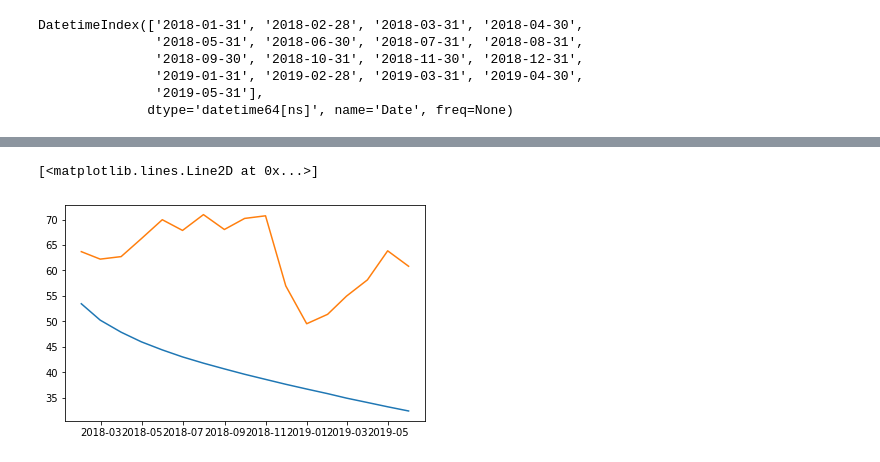
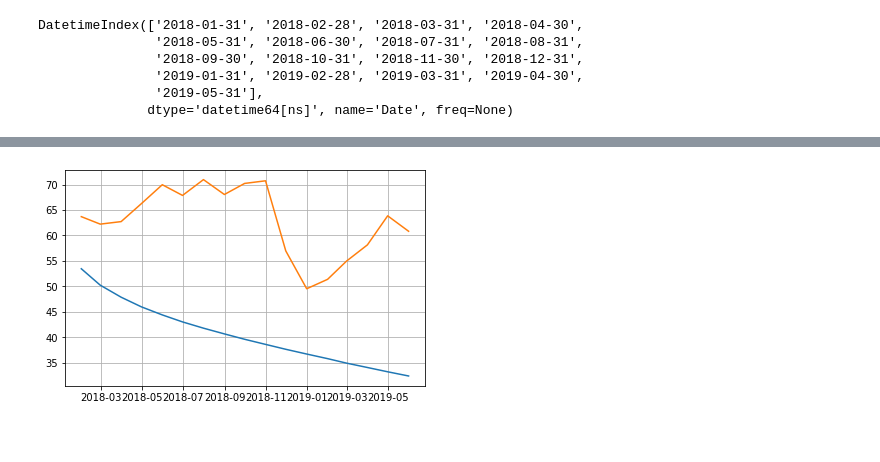
Before and after one commit to VeeLeeKoh/inventors_sprint, a Jupyter notebook: VAR model.ipynb, the cells around one changed output, grey strips where cells are left out. Saved outputs shown, nothing was run; the diff lists cells and outputs as text; code cells hidden in the pictures.

```diff
--- a/VAR model.ipynb
+++ b/VAR model.ipynb
@@ -12,9 +12,10 @@ resampled_data = resampled_data.set_index('Date')
 # %%
 # handling missing value
 test = resampled_data['1991-3': '2019-5'].dropna(axis=1)
-train = test[:int(0.9*(len(test)))]
-valid = test[int(0.9*(len(test))):]
-resampled_data
-model = VAR(endog=train)
-model_fit = model.fit()
-prediction = model_fit.forecast(model_fit.y, steps=len(valid))
+train = test[:int(0.95*(len(test)))]
+valid = test[int(0.95*(len(test))):]
+# resampled_data
+
+# model = VAR(endog=train)
+# model_fit = model.fit()
+# prediction = model_fit.forecast(model_fit.y, steps=len(valid))
@@ -41,0 +22,6 @@ Index(['Cushing, OK WTI Spot Price FOB (Dollars per Barrel)',
+# %%
+model = VAR(endog=test)
+model_fit = model.fit()
+true = model_fit.forecast(model_fit.y, steps=(len(valid)+3))
+
+prediction = true
@@ -52,7 +42,7 @@ test['Cushing, OK WTI Spot Price FOB (Dollars per Barrel)'].plot()
 [figure]
 # %%
 pred = pd.DataFrame(index=range(0,len(prediction)),columns=[test.columns])
-pred = pred.set_index(valid.index)
+pred = pred.set_index(pd.date_range("2019-5","2021-1",freq = "M"))
 
 for j in range(0,18):
     for i in range(0, len(prediction)):
@@ -145,8 +151,6 @@ DatetimeIndex(['2018-01-31', '2018-02-28', '2018-03-31', '2018-04-30',
 pred = pd.DataFrame(index=range(0,len(prediction)),columns=[test.columns])
 pred = pred.set_index(valid.index)
 
-for j in range(0,18):
+for j in range(0,29):
     for i in range(0, len(prediction)):
        pred.iloc[i][j] = prediction[i][j]
-# for i in test.columns:
-#     print('rmse value for', i, 'is : ', np.sqrt(mean_squared_error(pred[i], valid[i])))
@@ -153,13 +180,15 @@ for j in range(0,18):
 # %%
 fig, ax = plt.subplots(figsize=(5, 3))
 plt.plot(pred['Cushing, OK WTI Spot Price FOB (Dollars per Barrel)'])
 plt.plot(test['Cushing, OK WTI Spot Price FOB (Dollars per Barrel)'])
 
 
 ax = fig.add_axes([0,0,1,1])
 
-ax.plot(pred['Cushing, OK WTI Spot Price FOB (Dollars per Barrel)'], label="x**2")
+ax.plot(pred['Cushing, OK WTI Spot Price FOB (Dollars per Barrel)'], label="")
 ax.plot(valid['Cushing, OK WTI Spot Price FOB (Dollars per Barrel)'], label="x**3")
+plt.grid()
+plt.tight_layout()
+df = pd.DataFrame()
 # %% [output]
-[<matplotlib.lines.Line2D at 0x...>]
-[figure, old version]
+[figure, new version]
```
Also changed, not shown: parts of 15 cells of this notebook, 5 other files.
